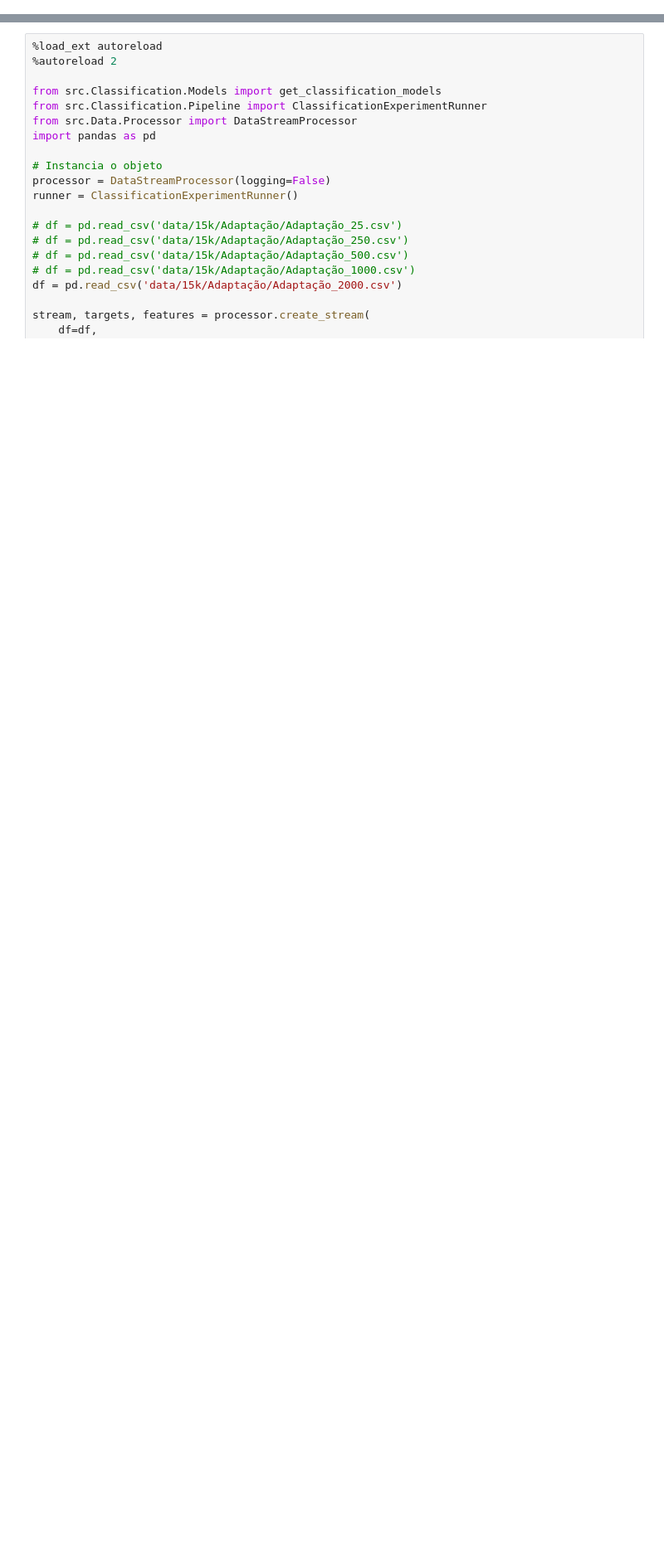
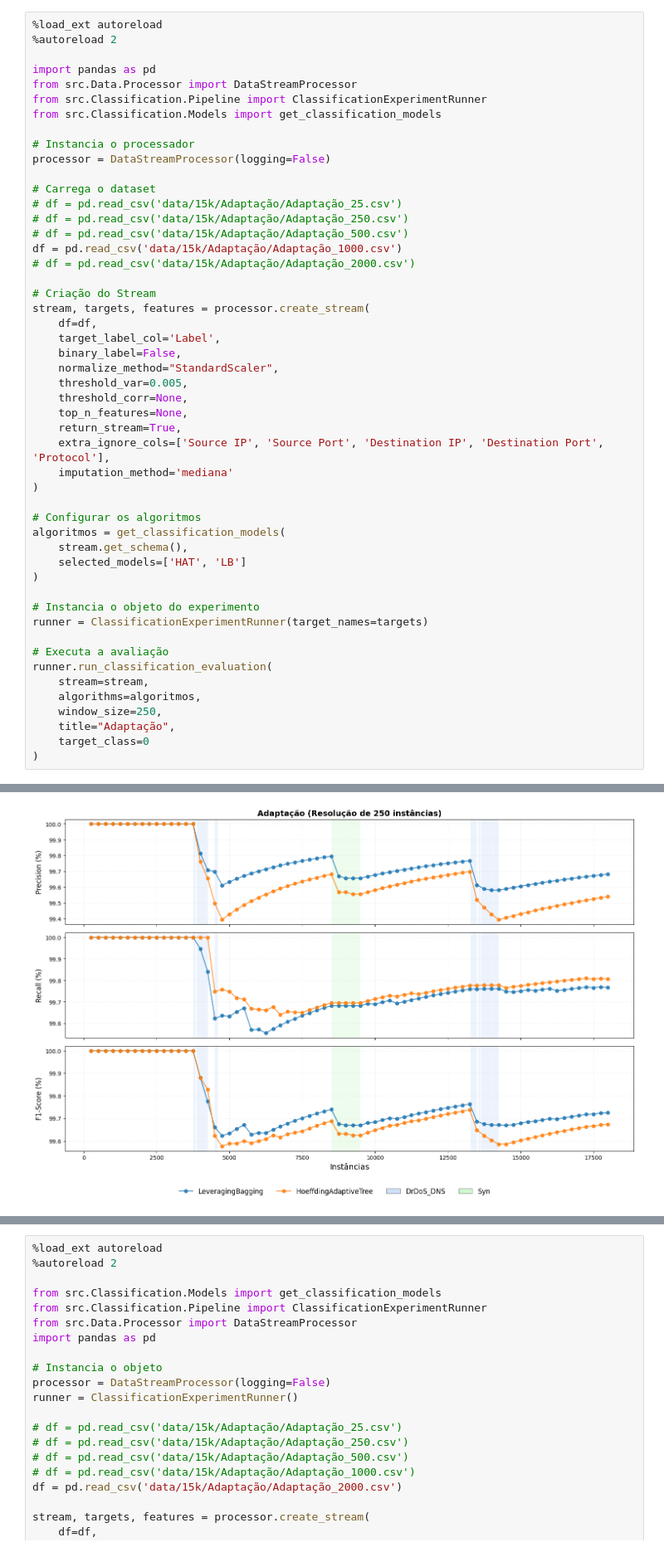
Before and after one commit to iRocktys/anomaly-detection-data-stream, a Jupyter notebook: Classification.ipynb, the cells around one changed output, grey strips where cells are left out. Shown at 83% size. Cells and saved outputs as stored; diff of their text form; blank space fills up the shorter version.

```diff
--- a/Classification.ipynb
+++ b/Classification.ipynb
@@ -52,0 +194,51 @@ HoeffdingTree             |    99.90   |    99.99   |    99.95
+# %%
+%load_ext autoreload
+%autoreload 2
+
+import pandas as pd
+from src.Data.Processor import DataStreamProcessor
+from src.Classification.Pipeline import ClassificationExperimentRunner
+from src.Classification.Models import get_classification_models
+
+# Instancia o processador
+processor = DataStreamProcessor(logging=False)
+
+# Carrega o dataset
+# df = pd.read_csv('data/15k/Adaptação/Adaptação_25.csv')
+# df = pd.read_csv('data/15k/Adaptação/Adaptação_250.csv')
+# df = pd.read_csv('data/15k/Adaptação/Adaptação_500.csv')
+df = pd.read_csv('data/15k/Adaptação/Adaptação_1000.csv')
+# df = pd.read_csv('data/15k/Adaptação/Adaptação_2000.csv')
+
+# Criação do Stream
+stream, targets, features = processor.create_stream(
+    df=df,
+    target_label_col='Label',
+    binary_label=False,
+    normalize_method="StandardScaler",
+    threshold_var=0.005,
+    threshold_corr=None,
+    top_n_features=None,
+    return_stream=True,
+    extra_ignore_cols=['Source IP', 'Source Port', 'Destination IP', 'Destination Port', 'Protocol'],
+    imputation_method='mediana'
+)
+
+# Configurar os algoritmos
+algoritmos = get_classification_models(
+    stream.get_schema(),
+    selected_models=['HAT', 'LB']
+)
+
+# Instancia o objeto do experimento
+runner = ClassificationExperimentRunner(target_names=targets)
+
+# Executa a avaliação
+runner.run_classification_evaluation(
+    stream=stream,
+    algorithms=algoritmos,
+    window_size=250,
+    title="Adaptação",
+    target_class=0
+)
+# %% [output]
@@ -52,0 +256 @@ HoeffdingTree             |    99.90   |    99.99   |    99.95
+[figure, added]
```
Also changed, not shown: parts of 14 cells of this notebook, 3 other files.
